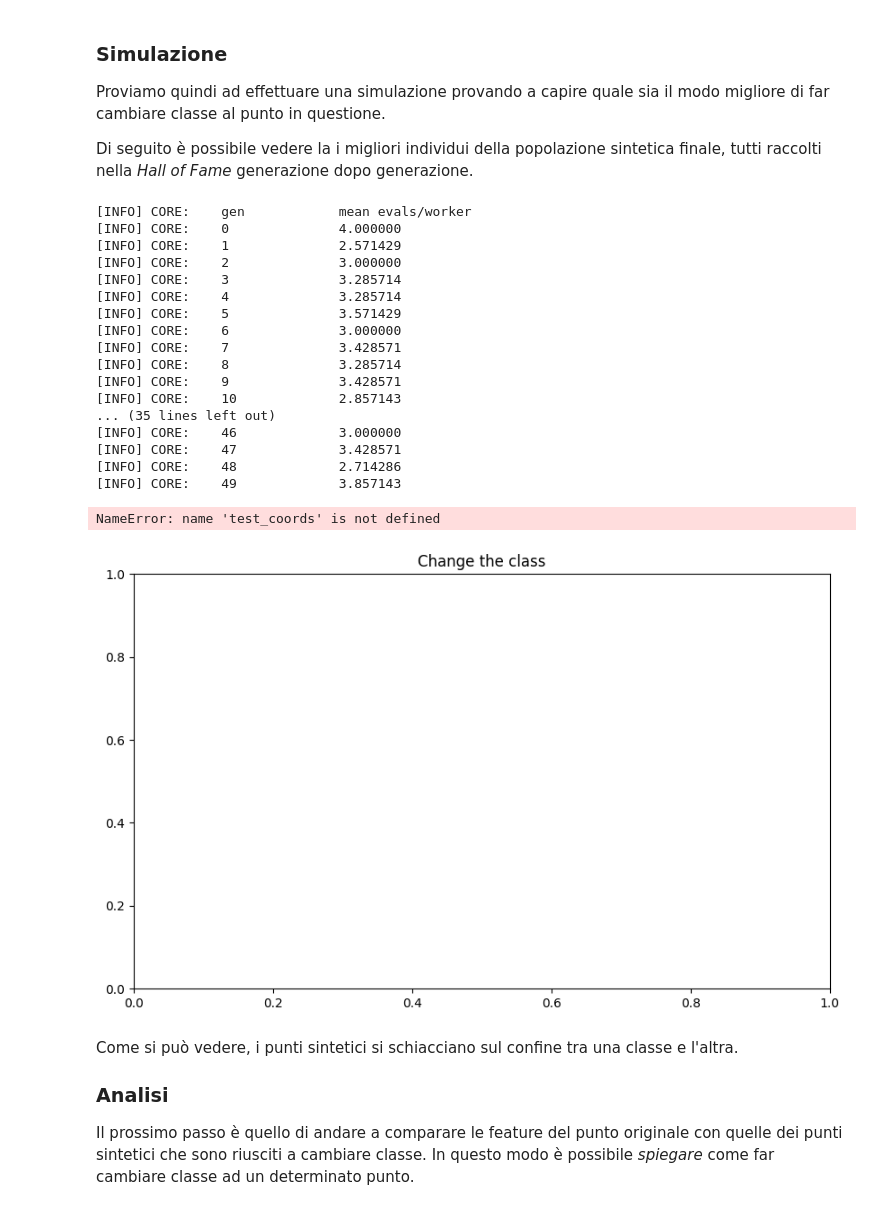
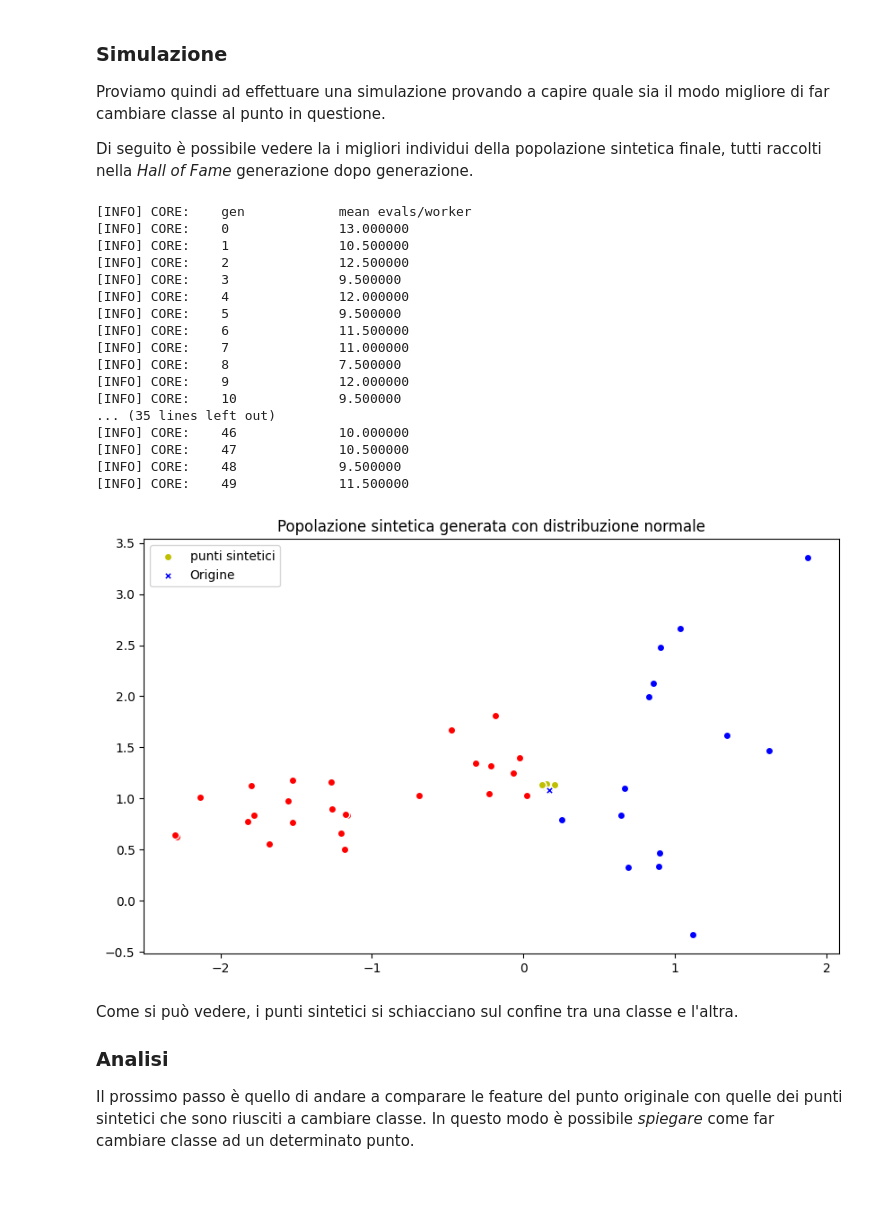
Before and after one commit to FedericoBustaffa/thesis, a Jupyter notebook: src/explain_classifier.ipynb, the cells around one changed output. Cells and saved outputs as stored; diff of their text form; code cells hidden in the pictures.

```diff
--- a/src/explain_classifier.ipynb
+++ b/src/explain_classifier.ipynb
@@ -493,52 +527,55 @@ generazione.
 # %%
 from ppga import tools, algorithms, log
 
 toolbox.set_selection(tools.sel_tournament, tournsize=3)
 
 hof = base.HallOfFame(20)
 population, stats = algorithms.pelitist(
     toolbox=toolbox,
     population_size=50,
-    keep=0.3,
+    # keep=0.3,
     cxpb=0.8,
     mutpb=0.2,
     max_generations=50,
     hall_of_fame=hof,
     log_level=log.INFO
 )
 
 synth_points = np.array([i.chromosome for i in hof])
 
 plt.figure(figsize=(10, 6))
-plt.title("Change the class")
-plt.scatter(test_coords[0], test_coords[1], c=y_predicted, ec="w")
+plt.title("Popolazione sintetica generata con distribuzione normale")
+plt.scatter(X_test[cls0].T[0], X_test[cls0].T[1], c="r", ec="w")
+plt.scatter(X_test[cls1].T[0], X_test[cls1].T[1], c="b", ec="w")
+
 plt.scatter(
-    synth_points.T[0], synth_points.T[1], c="y", ec="w", label="synthetic points"
+    synth_points.T[0], synth_points.T[1], c="y", ec="w", label="punti sintetici"
 )
-plt.scatter(point[0], point[1], c="g", ec="w", label="start point")
+
+c = "r" if point_class == 0 else "b"
+plt.scatter(point[0], point[1], c=c, ec="w", marker="X", label="Origine")
 
 plt.legend()
 plt.show()
 # %% [output]
 [INFO] CORE:    gen            mean evals/worker
-[INFO] CORE:    0              4.000000
-[INFO] CORE:    1              2.571429
-[INFO] CORE:    2              3.000000
-[INFO] CORE:    3              3.285714
-[INFO] CORE:    4              3.285714
-[INFO] CORE:    5              3.571429
-[INFO] CORE:    6              3.000000
-[INFO] CORE:    7              3.428571
-[INFO] CORE:    8              3.285714
-[INFO] CORE:    9              3.428571
-[INFO] CORE:    10             2.857143
+[INFO] CORE:    0              13.000000
+[INFO] CORE:    1              10.500000
+[INFO] CORE:    2              12.500000
+[INFO] CORE:    3              9.500000
+[INFO] CORE:    4              12.000000
+[INFO] CORE:    5              9.500000
+[INFO] CORE:    6              11.500000
+[INFO] CORE:    7              11.000000
+[INFO] CORE:    8              7.500000
+[INFO] CORE:    9              12.000000
+[INFO] CORE:    10             9.500000
 ... (35 lines left out)
-[INFO] CORE:    46             3.000000
-[INFO] CORE:    47             3.428571
-[INFO] CORE:    48             2.714286
-[INFO] CORE:    49             3.857143
+[INFO] CORE:    46             10.000000
+[INFO] CORE:    47             10.500000
+[INFO] CORE:    48             9.500000
+[INFO] CORE:    49             11.500000
-NameError: name 'test_coords' is not defined
-[figure, old version]
+[figure, new version]
 # %% [markdown]
 Come si può vedere, i punti sintetici si schiacciano sul confine tra una classe
 e l'altra.
```
Also changed, not shown: parts of 11 cells of this notebook, 1 other file.
